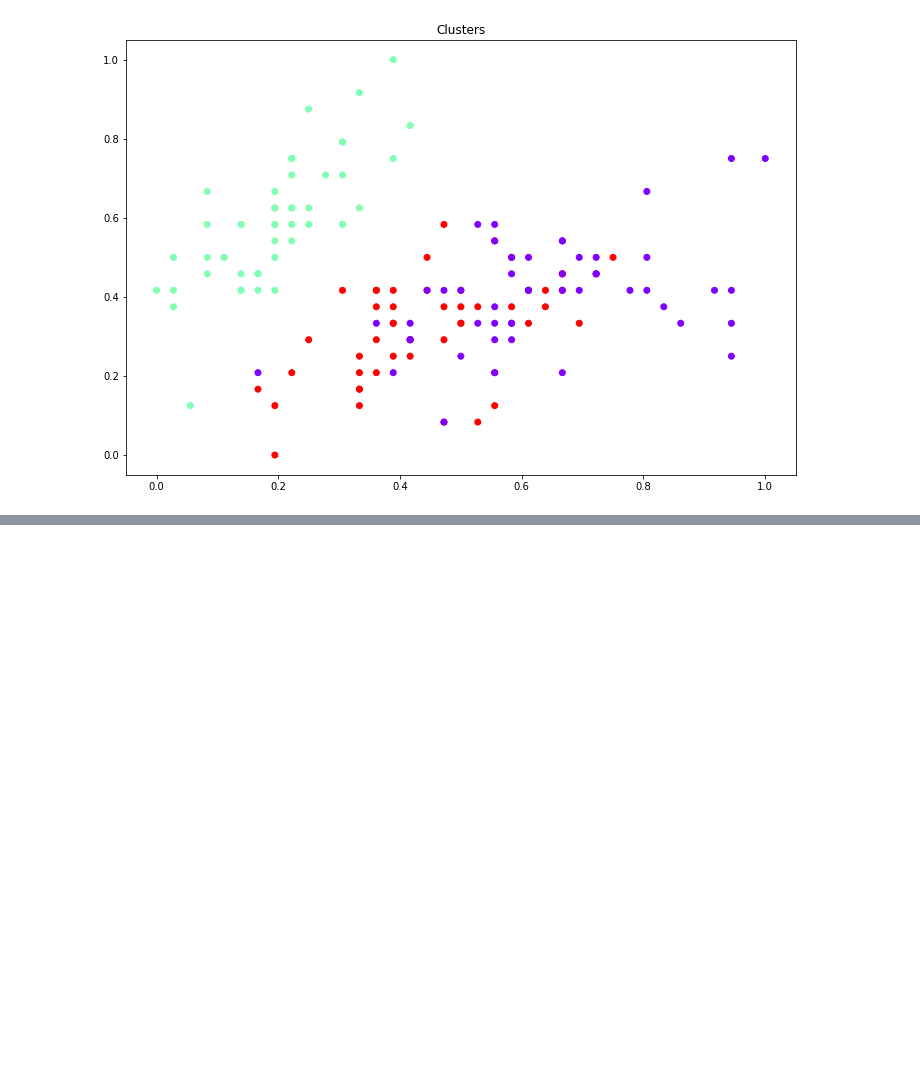
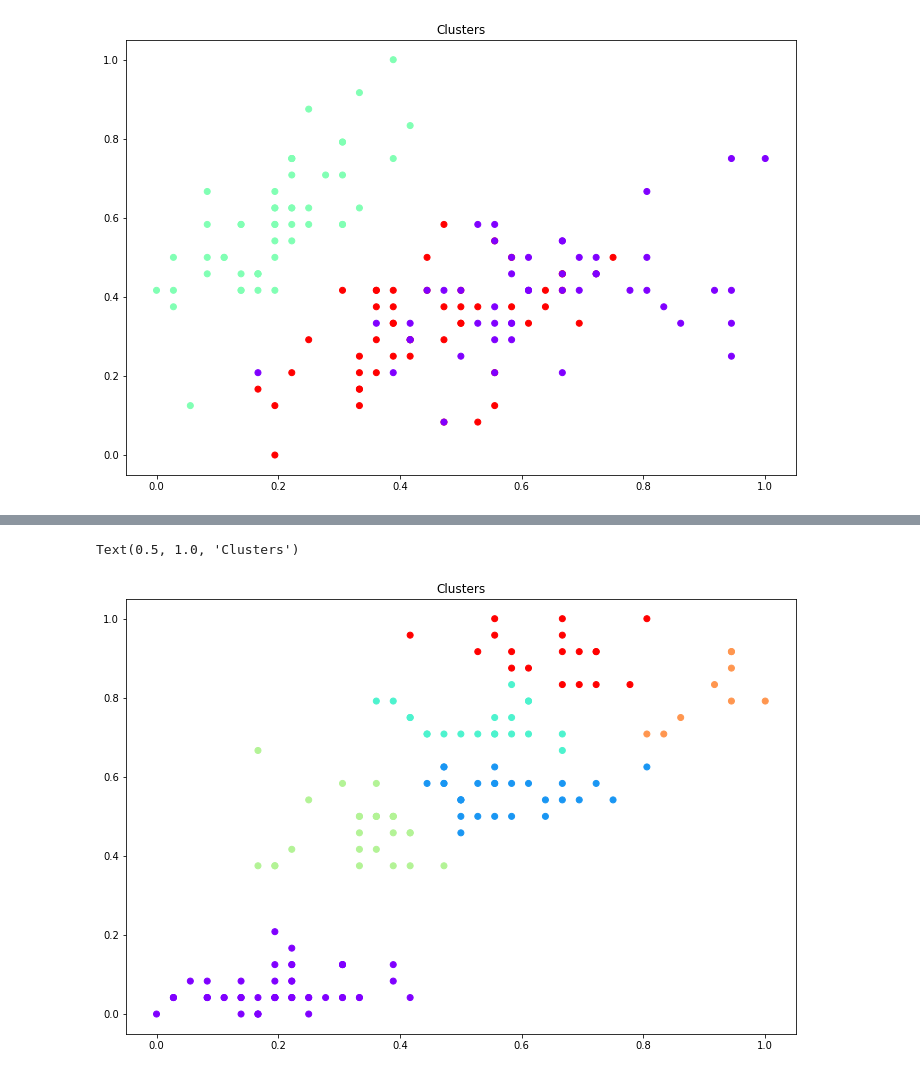
Before and after one commit to lauren-esser/Hierarchial_Clustering_Practice, a Jupyter notebook: Hierarchal Clustering Practice.ipynb, the cells around one changed output, grey strips where cells are left out. Drawn from its saved outputs; the diff is of its cells as text; code cells hidden in the pictures; blank space fills up the shorter version.

```diff
--- a/Hierarchal Clustering Practice.ipynb
+++ b/Hierarchal Clustering Practice.ipynb
@@ -219,0 +229,14 @@ Text(0.5, 1.0, 'Clusters')
+# %%
+cluster = AgglomerativeClustering(n_clusters = 6,
+                                 affinity = 'euclidean',
+                                 linkage = 'ward')
+cluster.fit(X)
+labels = cluster.labels_
+# %%
+#visualize clusters
+plt.figure(figsize = (12,8))
+plt.scatter(X[:,0], X[:,1], c=cluster.labels_, cmap = 'rainbow')
+plt.title('Clusters')
+# %% [output]
+Text(0.5, 1.0, 'Clusters')
+[figure, added]
```
Also changed, not shown: parts of 16 cells of this notebook.
